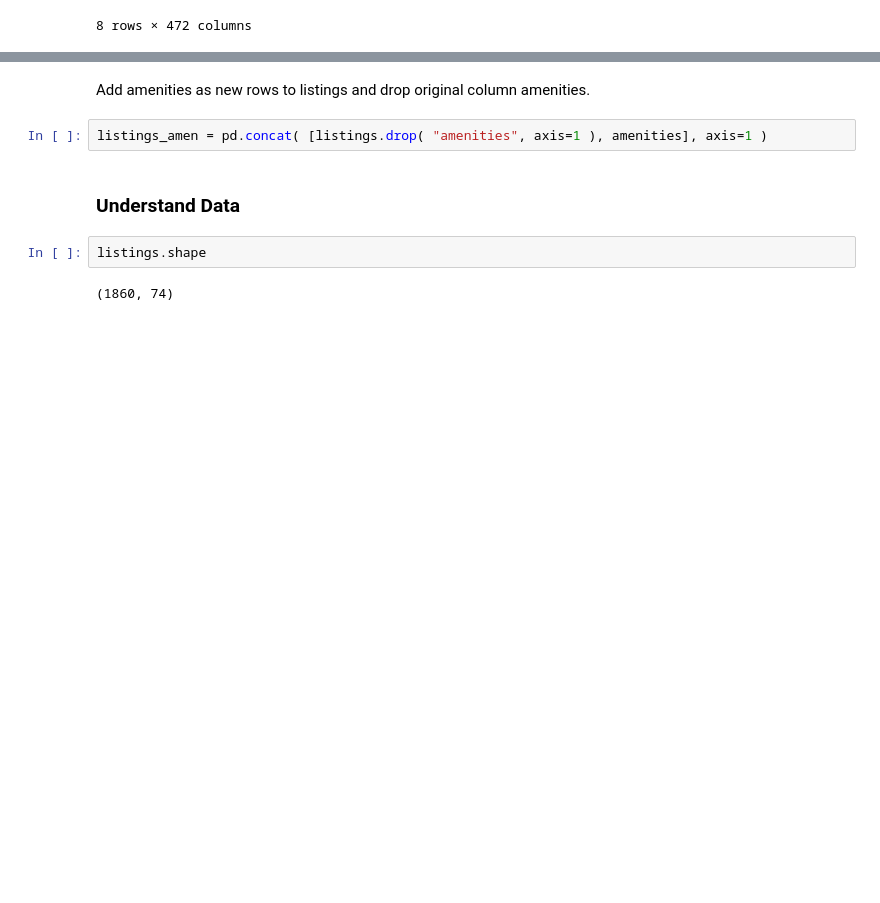
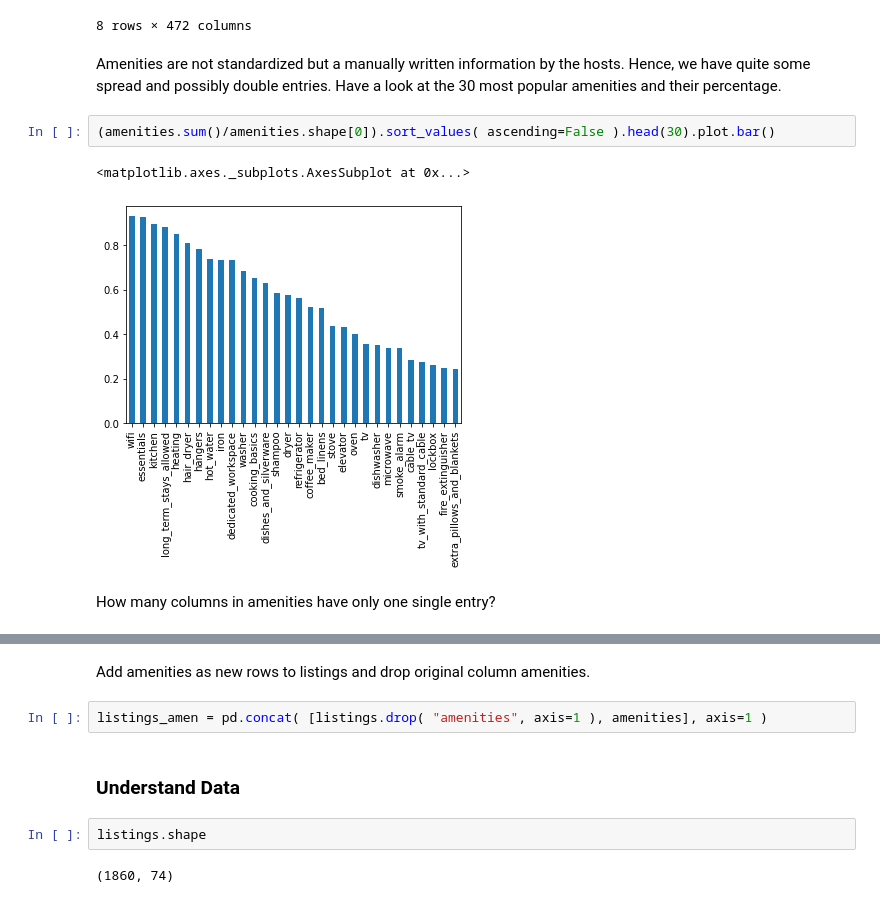
Before and after one commit to dchkeller/airbnbcase, a Jupyter notebook: airbnbcase.ipynb, the cells around one changed output, grey strips where cells are left out. Cells and saved outputs as stored; diff of their text form; blank space fills up the shorter version.

Commit message:
update questions, work on amenities

```diff
--- a/airbnbcase.ipynb
+++ b/airbnbcase.ipynb
@@ -139,3 +147,12 @@ amenities.describe()
 | 75% | 0.000000 | 1.000000 | 1.000000 | 1.000000 | 1.000000 | 1.000000 | 1.000000 | 1.000000 | 0.000000 | ... |
 | max | 1.000000 | 1.000000 | 1.000000 | 1.000000 | 1.000000 | 1.000000 | 1.000000 | 1.000000 | 1.000000 | ... |
 8 rows × 472 columns
+# %% [markdown]
+Amenities are not standardized but a manually written information by the hosts. Hence, we have quite some spread and possibly double entries. Have a look at the 30 most popular amenities and their percentage.
+# %%
+(amenities.sum()/amenities.shape[0]).sort_values( ascending=False ).head(30).plot.bar()
+# %% [output]
+<matplotlib.axes._subplots.AxesSubplot at 0x...>
+[figure, added]
+# %% [markdown]
+How many columns in amenities have only one single entry?
```
Also changed, not shown: parts of 24 cells of this notebook.
